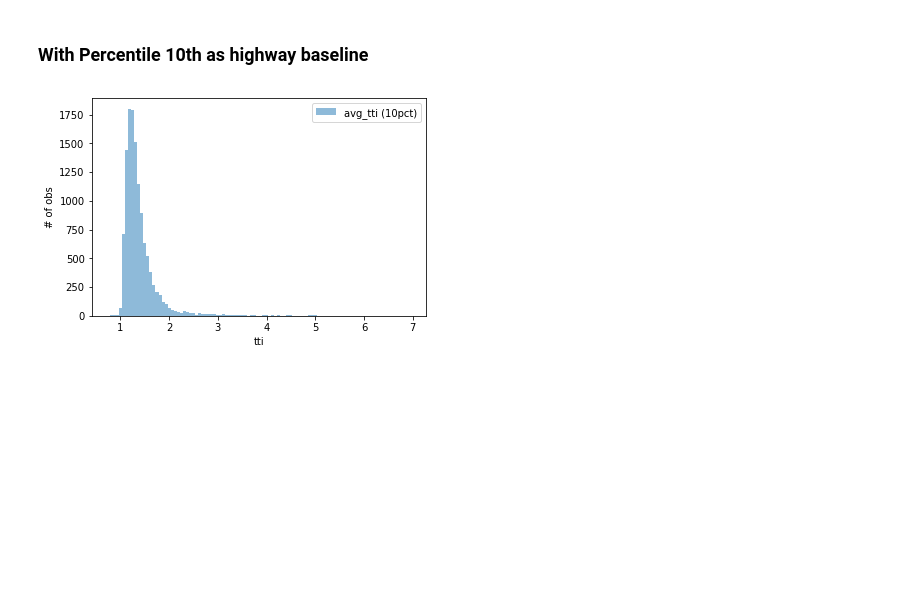
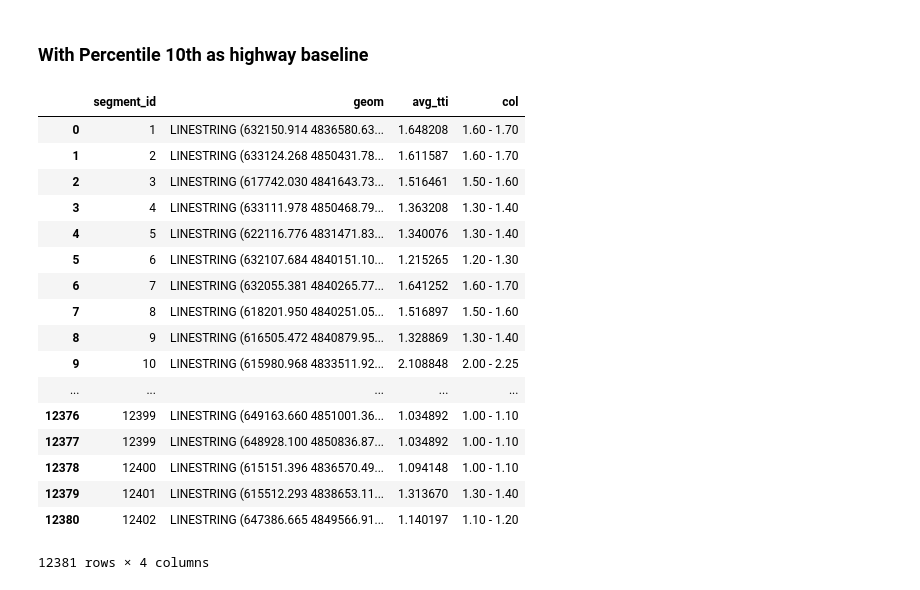
Before and after one commit to CityofToronto/bdit_congestion, a Jupyter notebook: congestion_data_aggregation/highway_deep_dive.ipynb, the cells around one changed output. Saved outputs shown, nothing was run; the diff lists cells and outputs as text; code cells hidden in the pictures; blank space fills up the shorter version.

```diff
--- a/congestion_data_aggregation/highway_deep_dive.ipynb
+++ b/congestion_data_aggregation/highway_deep_dive.ipynb
@@ -568,14 +572,22 @@ for index, row in segments.iterrows():
-# %%
-tti = pd.read_sql('''select segment_id, avg(tti) as avg_tti, avg(tti_corr) as tti_corr, geom from congestion.metrics_v4_2019_af_v2
-                     inner join congestion.segments_v4 using (segment_id)
-                     where time_bin <@ '[07:00:00, 10:00:00]'::timerange
-                     group by segment_id, geom    ''', con)
-plt.hist(tti.avg_tti, 100, alpha=0.5, label='avg_tti (10pct)')
-plt.xlabel('tti')
-plt.ylabel('# of obs')
-#plt.xlim(0, 14)
-plt.legend(loc='upper right')
-plt.show()
-# %% [output]
-[figure, removed]
+# %%
+segments
+# %% [output]
+|  | segment_id | geom | avg_tti | col |
+| 0 | 1 | LINESTRING (632150.914 4836580.63... | 1.648208 | 1.60 - 1.70 |
+| 1 | 2 | LINESTRING (633124.268 4850431.78... | 1.611587 | 1.60 - 1.70 |
+| 2 | 3 | LINESTRING (617742.030 4841643.73... | 1.516461 | 1.50 - 1.60 |
+| 3 | 4 | LINESTRING (633111.978 4850468.79... | 1.363208 | 1.30 - 1.40 |
+| 4 | 5 | LINESTRING (622116.776 4831471.83... | 1.340076 | 1.30 - 1.40 |
+| 5 | 6 | LINESTRING (632107.684 4840151.10... | 1.215265 | 1.20 - 1.30 |
+| 6 | 7 | LINESTRING (632055.381 4840265.77... | 1.641252 | 1.60 - 1.70 |
+| 7 | 8 | LINESTRING (618201.950 4840251.05... | 1.516897 | 1.50 - 1.60 |
+| 8 | 9 | LINESTRING (616505.472 4840879.95... | 1.328869 | 1.30 - 1.40 |
+| 9 | 10 | LINESTRING (615980.968 4833511.92... | 2.108848 | 2.00 - 2.25 |
+| ... | ... | ... | ... | ... |
+| 12376 | 12399 | LINESTRING (649163.660 4851001.36... | 1.034892 | 1.00 - 1.10 |
+| 12377 | 12399 | LINESTRING (648928.100 4850836.87... | 1.034892 | 1.00 - 1.10 |
+| 12378 | 12400 | LINESTRING (615151.396 4836570.49... | 1.094148 | 1.00 - 1.10 |
+| 12379 | 12401 | LINESTRING (615512.293 4838653.11... | 1.313670 | 1.30 - 1.40 |
+| 12380 | 12402 | LINESTRING (647386.665 4849566.91... | 1.140197 | 1.10 - 1.20 |
+12381 rows × 4 columns
 # %%
```
Also changed, not shown: parts of 3 cells of this notebook.
